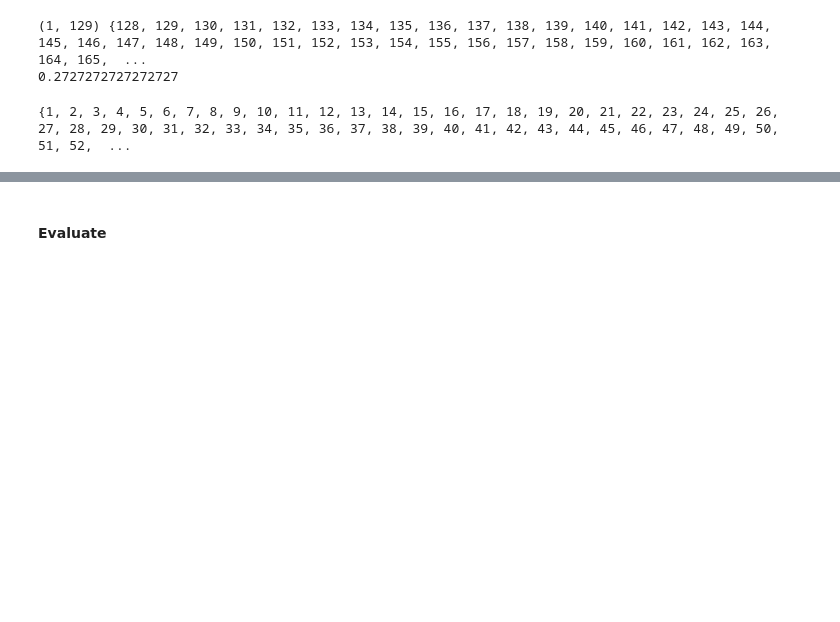
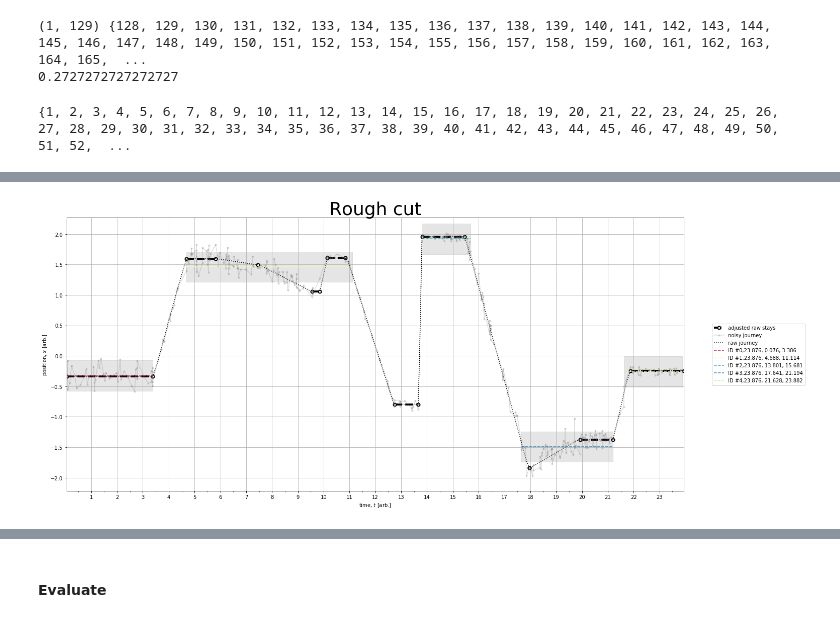
Before and after one commit to m-salewski/stay_classification, a Jupyter notebook: notebooks/synthetic_data_1D__box_method.ipynb, the cells around one changed output, grey strips where cells are left out. Cells and saved outputs as stored; diff of their text form; code cells hidden in the pictures; blank space fills up the shorter version.

Commit message:
Update box method with iteration through time points

```diff
--- a/notebooks/synthetic_data_1D__box_method.ipynb
+++ b/notebooks/synthetic_data_1D__box_method.ipynb
@@ -440,6 +574,10 @@ print(len(set2.intersection(set1))/len(set2))
 # %% [output]
 (1, 129) {128, 129, 130, 131, 132, 133, 134, 135, 136, 137, 138, 139, 140, 141, 142, 143, 144, 145, 146, 147, 148, 149, 150, 151, 152, 153, 154, 155, 156, 157, 158, 159, 160, 161, 162, 163, 164, 165,  ...
 0.2727272727272727
+# %%
+segments = get_segments(time, stays, threshold=0.5)
+new_stays = get_adjusted_stays(segments, time_sub)
+new_t_segs, new_x_segs = get_stay_segs(new_stays)
 # %%
 print(set2.intersection(set1))
 # %% [output]
@@ -446,0 +635,92 @@ print(set2.intersection(set1))
+# %%
+min_t, max_t = time_sub.min(), time_sub.max()
+
+fig, ax = plt.subplots(1,1,figsize=(22,10))
+
+# The adjusted raw-stays
+plt.plot(new_t_segs, new_x_segs, **segs_plot_kwargs, label='adjusted raw stays')
+ax.plot(time_sub, noise_journey_sub, '.-', color='gray', label='noisy journey', alpha=0.25)
+ax.plot(time_sub, raw_journey_sub, ':', color='k', label='raw journey')
+
+t0,t1 = 0,1
+start_ind, last_ind = t0, t1
+
+pairs = []
+
+nnn = 0
+t_diff = abs(time_sub[t1]-time_sub[t0])
+
+nnn=0
+for pair in final_pairs:
+
+    start_ind, last_ind = pair
+    mean = np.mean(noise_journey_sub[start_ind:last_ind+1])
+
+    # PLOTTING
+    dashing = "-"+23*" -"
+    ddashing = "="+30*"=="
+
+    t_start = time_sub[start_ind]
+    t_last = time_sub[last_ind]
+
+    '''seg_ind = min(3*nnn+1,len(new_t_segs))
+    t_seg_0 = new_t_segs[seg_ind-1]
+    t_seg_1 = new_t_segs[seg_ind]'''
+    #t_seg_0, t_seg_1 = check_true(t_start, t_last, new_t_segs)
+    true_vals = ""
+    '''if time_overlap(t_start, t_last, t_seg_0, t_seg_1 ):
+        true_vals = f'{t_seg_0:2.3f}, {t_seg_1:2.3f}'
+    else:
+        true_vals = 'Unmatched'
+    '''
+    true_vals = f"True: {true_vals};"
+
+    print(f'\nPLOT: ID #{nnn:3d} {dashing}\n\t{timepoint:.3f}', \
+          f'{start_ind}, {last_ind}', \
+          true_vals,\
+          f'Pred: {t_start:.3f}, {t_last:.3f}',\
+          f'{mean:.3f}', \
+          f'\n\n{ddashing}')
+
+    #print(timepoint,":, mean, start_ind, last_ind)
+    ax.plot([time_sub[start_ind],time_sub[last_ind]], [mean,mean],\
+            '--', color=colors[nnn%len(colors)], \
+            label=f'ID #{nnn},{timepoint:.3f}, {time_sub[start_ind]:.3f}, {time_sub[last_ind]:.3f}')
+    '''
+    t_diff = abs(time_sub[t1]-time_sub[t0])
+    ax.plot([time_sub[t0],time_sub[t1]], [mean,mean], '--', \
+            dashes=[1,1], linewidth=5, color=colors[nnn], \
+            label=f'ID #{nnn}: {round(t_diff,2)}, sub')
+    '''
+    # Add the box
+    t_diff = time_sub[last_ind] -time_sub[start_ind]
+    rect_color = "gray" #colors[nnn]
+    rect = Rectangle((time_sub[start_ind], mean-eps), t_diff, 2*eps)
+    pc = PatchCollection([rect], \
+                         facecolor=rect_color, alpha=0.2, edgecolor=rect_color,linewidth=1)
+    ax.add_collection(pc)
+
+    nnn+=1
+
+plt.xlabel(r'time, $t$ [arb.]')
+plt.ylabel(r'position, $x$ [arb.]')
+
+ymin = noise_journey_sub.min()-1*eps
+ymax = noise_journey_sub.max()+1*eps
+plt.ylim(ymin, ymax)
+
+
+ax.xaxis.set_major_locator(MultipleLocator(1))
+#ax.xaxis.set_major_formatter(FormatStrFormatter('%d'))
+
+# For the minor ticks, use no labels; default NullFormatter.
+ax.xaxis.set_minor_locator(MultipleLocator(0.5))
+
+plt.xlim(min_t, max_t)
+#plt.xlim(-0.1, 19.1
+#plt.xlim(15.1, 19.1)
+
+plt.title('Rough cut', fontsize=36)
+plt.grid(visible=True);
+plt.legend(bbox_to_anchor=(1.2, 0.5), loc='right', ncol=1);
+# %% [output]
@@ -446,0 +744 @@ print(set2.intersection(set1))
+[figure, added]
```
Also changed, not shown: parts of 42 cells of this notebook, 1 other file.
